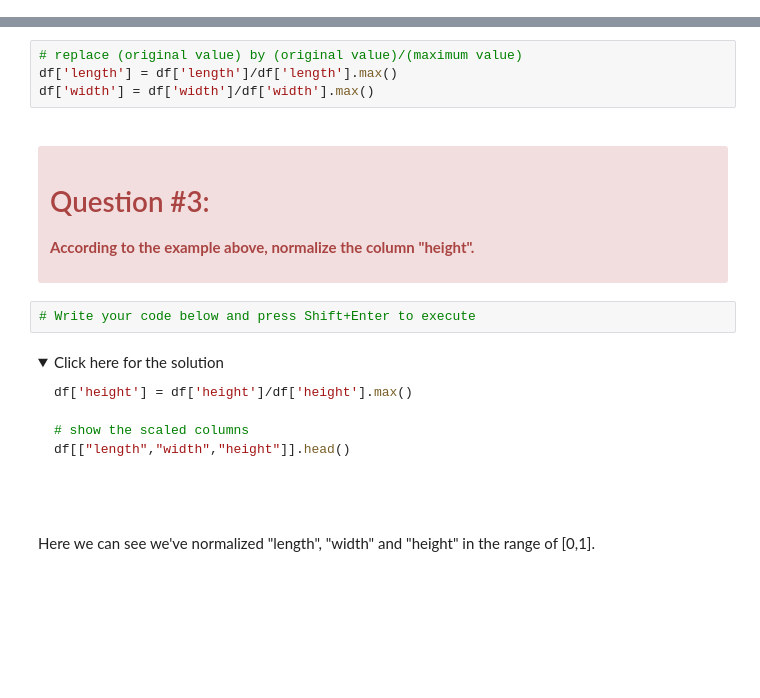
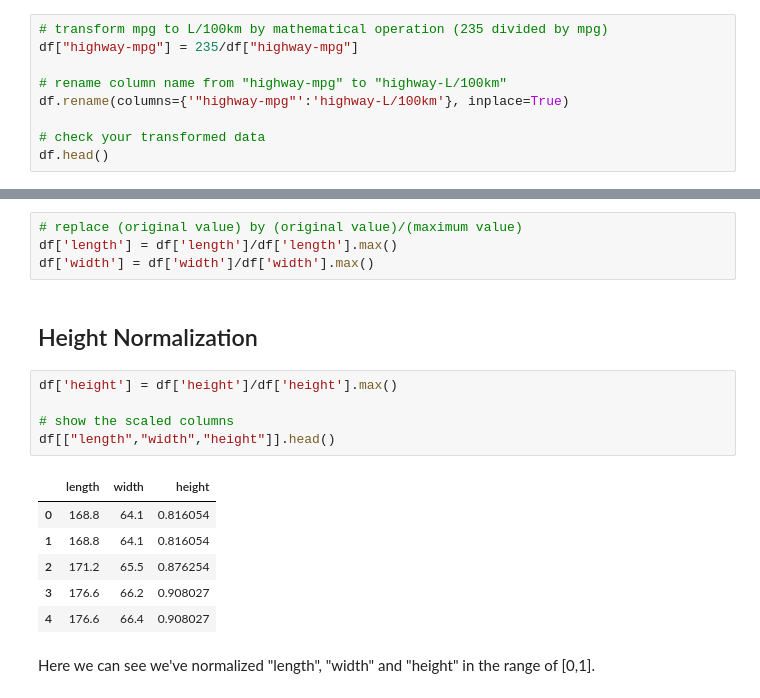
Before and after one commit to labradorsabrina/Regression, a Jupyter notebook: Data-Wrangling.ipynb, the cells around one changed output, grey strips where cells are left out. Saved outputs shown, nothing was run; the diff lists cells and outputs as text; folded sections open; blank space fills up the shorter version.

````diff
--- a/Data-Wrangling.ipynb
+++ b/Data-Wrangling.ipynb
@@ -489,3 +474,12 @@ df.head()
+# %%
+# transform mpg to L/100km by mathematical operation (235 divided by mpg)
+df["highway-mpg"] = 235/df["highway-mpg"]
+
+# rename column name from "highway-mpg" to "highway-L/100km"
+df.rename(columns={'"highway-mpg"':'highway-L/100km'}, inplace=True)
+
+# check your transformed data
+df.head()
 # %% [markdown]
 <h2 id="data_normalization">Data Normalization</h2>
 
@@ -503,28 +497,20 @@ df.head()
 # replace (original value) by (original value)/(maximum value)
 df['length'] = df['length']/df['length'].max()
 df['width'] = df['width']/df['width'].max()
-# %% [markdown]
-<div class="alert alert-danger alertdanger" style="margin-top: 20px">
-<h1> Question #3: </h1>
-
-<b>According to the example above, normalize the column "height".</b>
-
-</div>
-# %%
-# Write your code below and press Shift+Enter to execute
-# %% [markdown]
-<details><summary>Click here for the solution</summary>
-
-```python
-df['height'] = df['height']/df['height'].max()
-
-# show the scaled columns
-df[["length","width","height"]].head()
-
-
-```
-
-</details>
+# %% [markdown]
+## Height Normalization
+# %%
+df['height'] = df['height']/df['height'].max()
+
+# show the scaled columns
+df[["length","width","height"]].head()
+# %% [output]
+|  | length | width | height |
+| 0 | 168.8 | 64.1 | 0.816054 |
+| 1 | 168.8 | 64.1 | 0.816054 |
+| 2 | 171.2 | 65.5 | 0.876254 |
+| 3 | 176.6 | 66.2 | 0.908027 |
+| 4 | 176.6 | 66.4 | 0.908027 |
 # %% [markdown]
 Here we can see we've normalized "length", "width" and "height" in the range of \[0,1].
 # %% [markdown]
````
Also changed, not shown: parts of 21 cells of this notebook, 3 other files.
